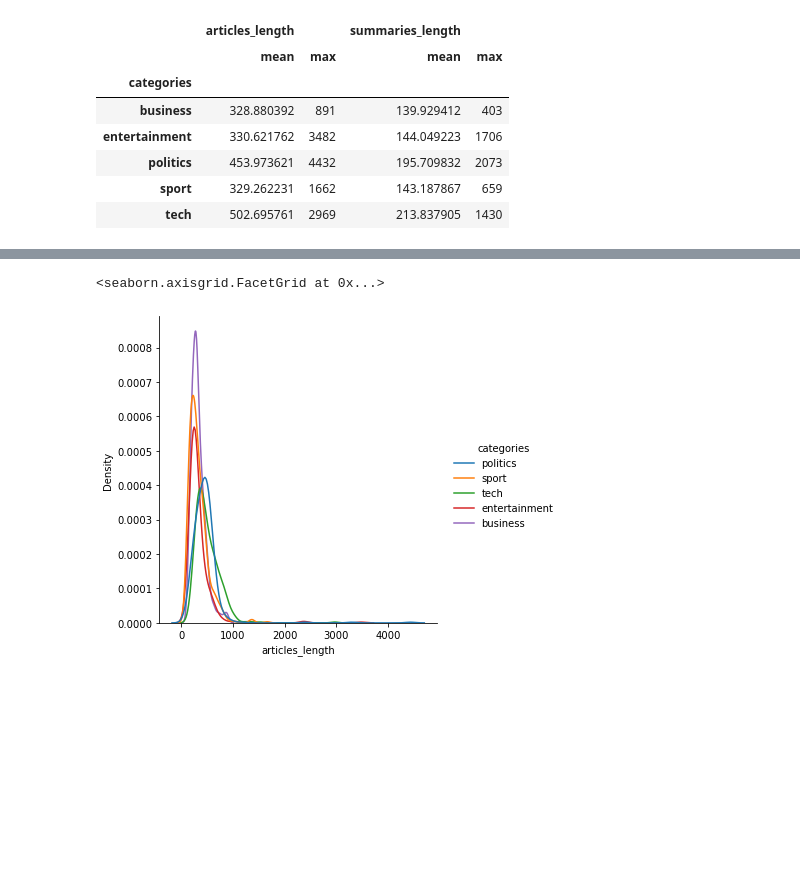
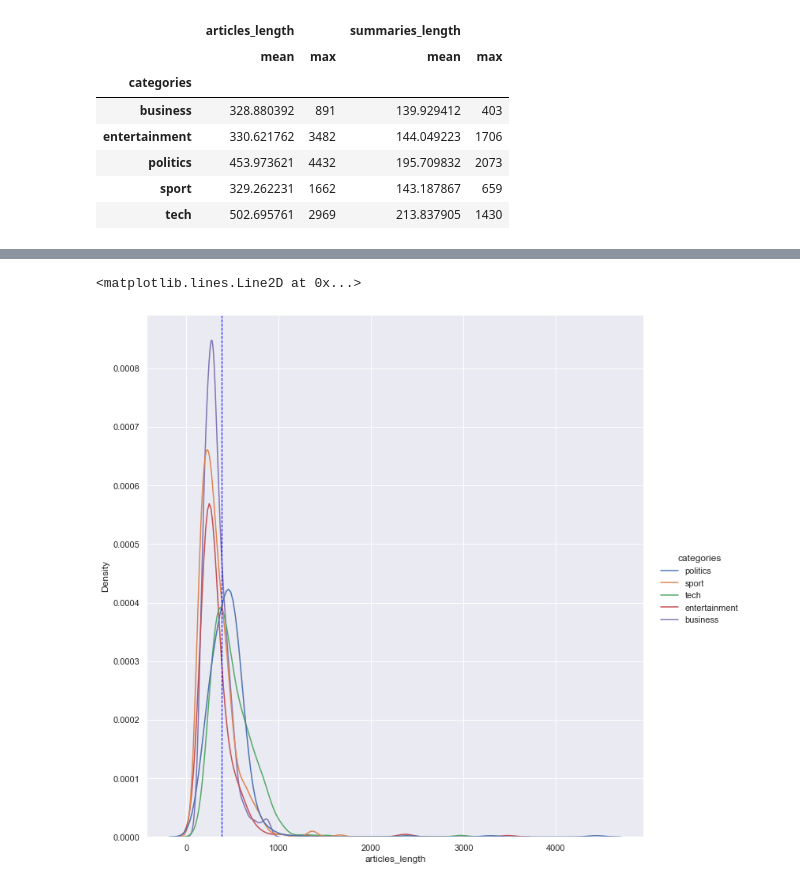
Before and after one commit to worachot-n/Text_summarization_T5, a Jupyter notebook: 0_2_Prepare_and_Split_Data.ipynb, the cells around one changed output, grey strips where cells are left out. Drawn from its saved outputs; the diff is of its cells as text; code cells hidden in the pictures; blank space fills up the shorter version.

```diff
--- a/0_2_Prepare_and_Split_Data.ipynb
+++ b/0_2_Prepare_and_Split_Data.ipynb
@@ -99,18 +62,20 @@ Text(-12.325000000000003, 0.5, 'Density')
 # %%
-
 sns.displot(
-    data=df,
-    x='articles_length',
-    kind="kde",
+    data = df,
+    x = 'articles_length',
+    kind = "kde",
     color = 'darkblue',
-    label = category,
-    hue="categories"
+    hue = "categories",
+    height = 10,
+    aspect = 1
     )
-
-plt.show
+plt.axvline(x=df.articles_length.mean(),
+            color='blue',
+            ls='--',
+            lw=1)
 # %% [output]
-<seaborn.axisgrid.FacetGrid at 0x...>
+<matplotlib.lines.Line2D at 0x...>
-[figure, old version]
+[figure, new version]
 # %%
 category_length = df.groupby('categories',0).agg( {'articles_length':'mean', 'summaries_length':'mean'} )
 df_m = pd.melt(category_length,ignore_index=False)
```
Also changed, not shown: parts of 4 cells of this notebook.
